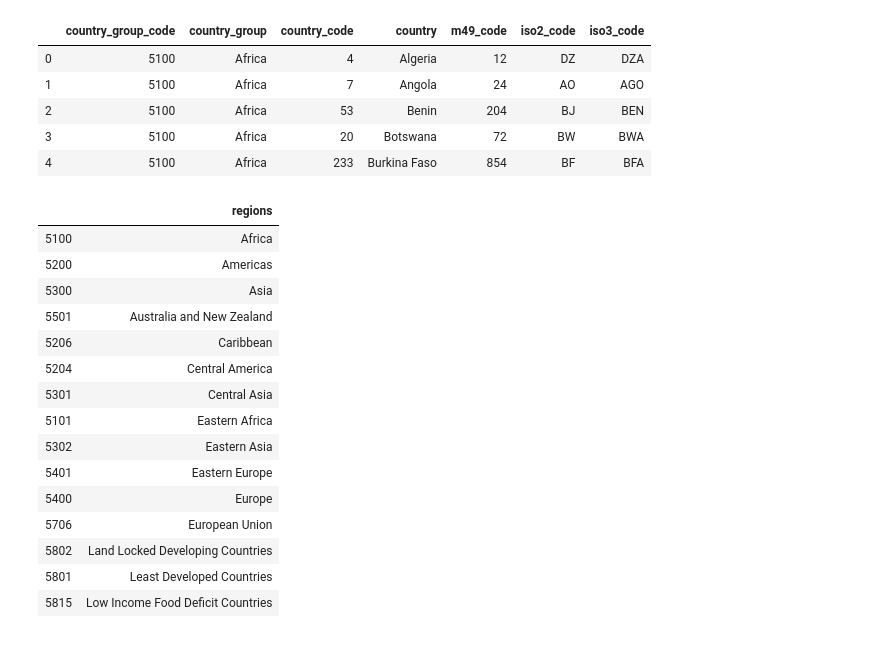
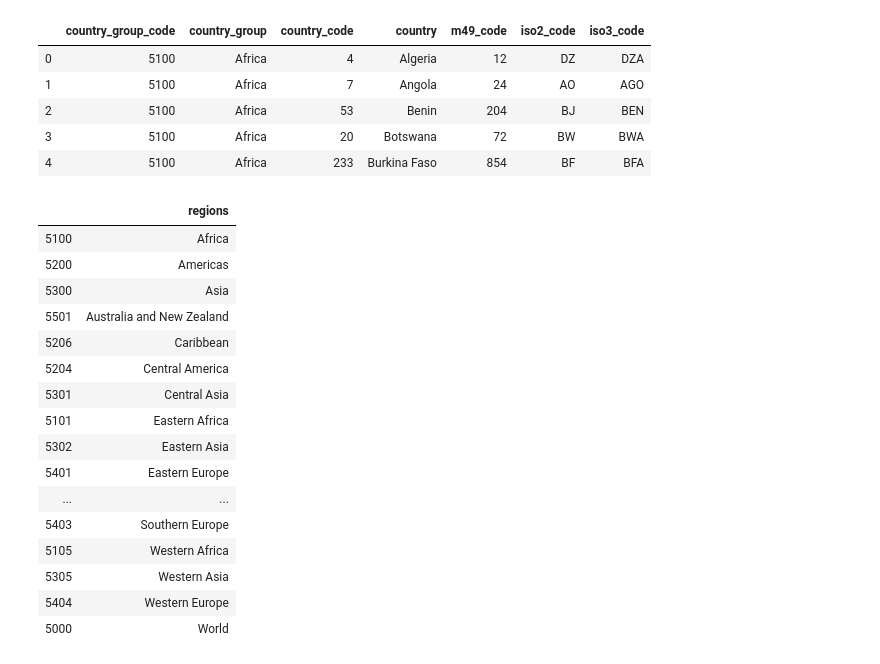
Before and after one commit to dsalathe/jurassic-spark, a Jupyter notebook: df_construction.ipynb, the cells around one changed output. Cells and saved outputs as stored; diff of their text form; code cells hidden in the pictures.

```diff
--- a/df_construction.ipynb
+++ b/df_construction.ipynb
@@ -164,21 +186,22 @@ for i in range(len(list_group)):
     dicts_country[list_group[i]] = df_country['country_group'].unique()[i]
 # %%
 # Display all the suregions and their name
-pd.DataFrame.from_dict(dicts_country,orient='index',columns=['regions']).head(15)
+pd.DataFrame.from_dict(dicts_country,orient='index',columns=['regions'])
 # %% [output]
 |  | regions |
 | 5100 | Africa |
 | 5200 | Americas |
 | 5300 | Asia |
 | 5501 | Australia and New Zealand |
 | 5206 | Caribbean |
 | 5204 | Central America |
 | 5301 | Central Asia |
 | 5101 | Eastern Africa |
 | 5302 | Eastern Asia |
 | 5401 | Eastern Europe |
-| 5400 | Europe |
-| 5706 | European Union |
-| 5802 | Land Locked Developing Countries |
-| 5801 | Least Developed Countries |
-| 5815 | Low Income Food Deficit Countries |
+| ... | ... |
+| 5403 | Southern Europe |
+| 5105 | Western Africa |
+| 5305 | Western Asia |
+| 5404 | Western Europe |
+| 5000 | World |
```
Also changed, not shown: parts of 3 cells of this notebook.
